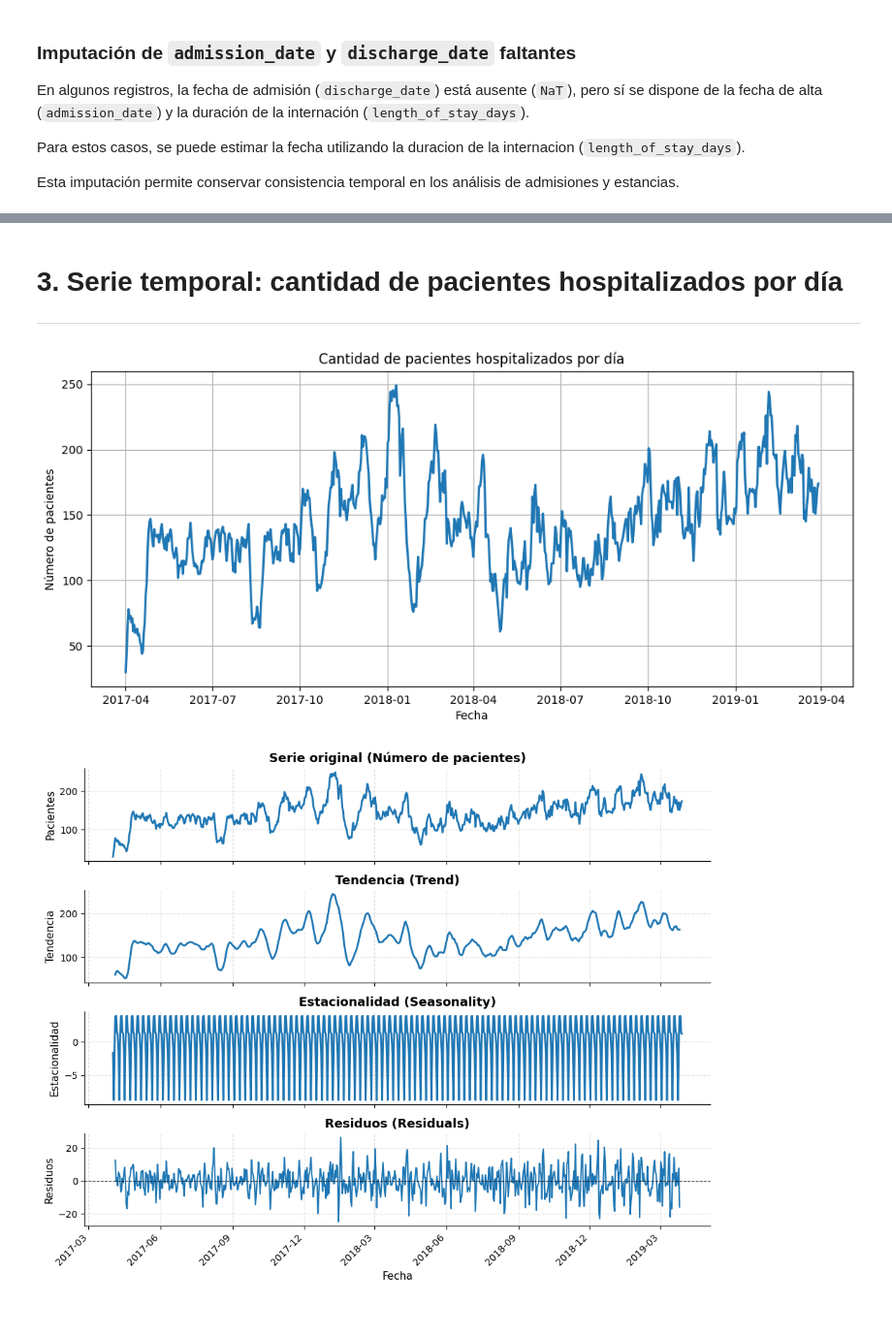
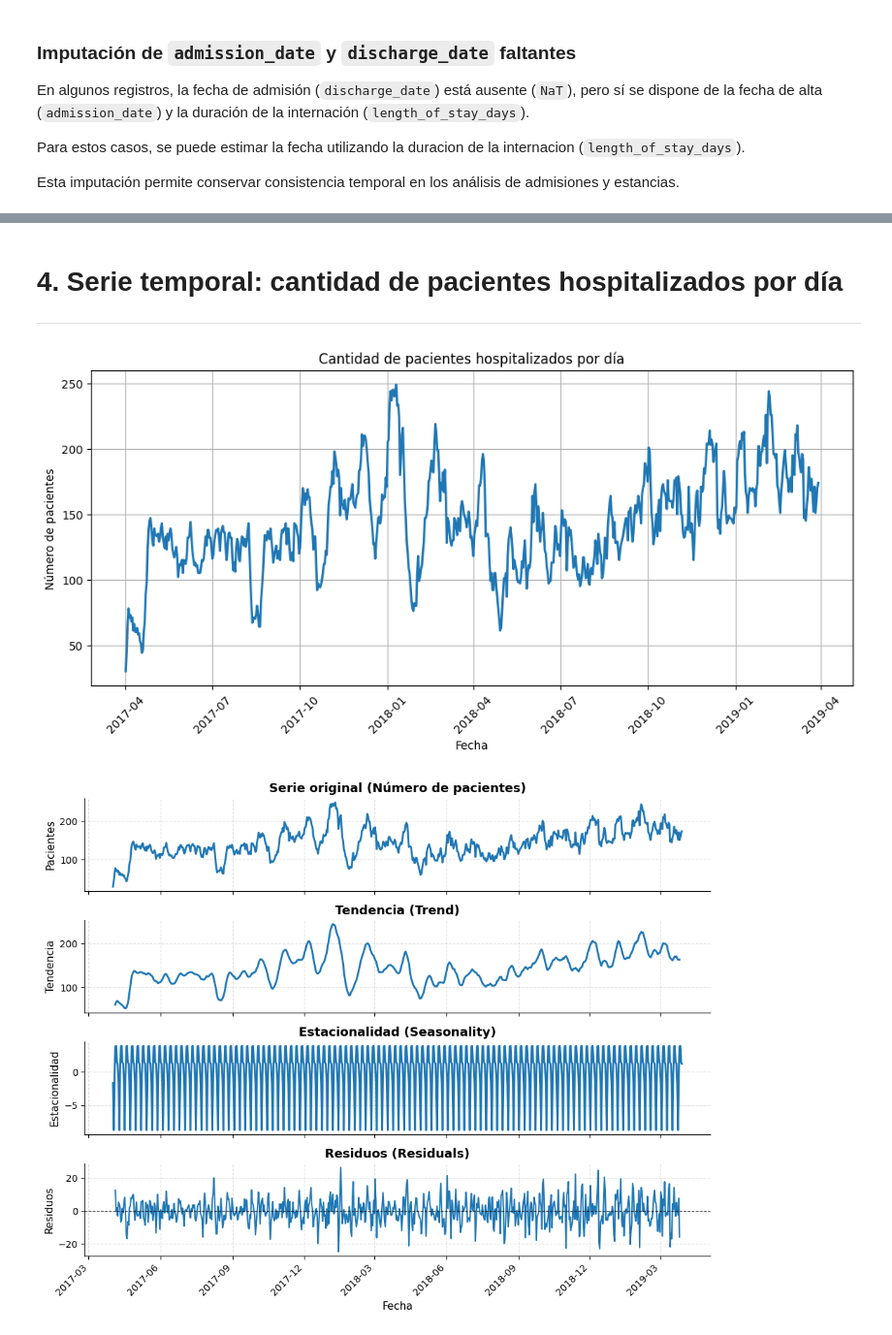
Before and after one commit to Gaby-D/Proyecto_Final_IC_2025, a Jupyter notebook: 01_EDA_y_limpieza.ipynb, the cells around one changed output, grey strips where cells are left out. Shown at 97% size. Cells and saved outputs as stored; diff of their text form; code cells hidden in the pictures.

```diff
--- a/01_EDA_y_limpieza.ipynb
+++ b/01_EDA_y_limpieza.ipynb
@@ -354,7 +390,7 @@ dtype: int64
 # Exportamos df_admission limpio
 df_admission.to_csv('./data/cleaned_admission_data.csv', index=False)
 # %% [markdown]
-# 3. Serie temporal: cantidad de pacientes hospitalizados por día
+# 4. Serie temporal: cantidad de pacientes hospitalizados por día
 ---
 # %%
 
@@ -365,34 +401,35 @@ df_expanded = (
     .explode()
     .to_frame(name='date')
 )
 
 # Agregar el ID del paciente
 df_expanded['serial_number'] = df_admission.loc[df_expanded.index, 'serial_number'].values
 
 # Agrupamos por fecha y contamos
 daily_counts = (
     df_expanded
     .groupby('date')
     .size()
     .reset_index(name='num_patients')
 )
 
 # Excluimos los ultimos 25 valores ya que sesgan el modelo
 daily_counts = daily_counts.iloc[:-25]
 
 # exportar daily_counts a un csv
 daily_counts.to_csv('./data/daily_hospitalized_patients.csv', index=False)
 
 # Graficamos la serie temporal
 plt.figure(figsize=(12,5))
 plt.plot(daily_counts['date'], daily_counts['num_patients'], linewidth=2)
 plt.title('Cantidad de pacientes hospitalizados por día')
 plt.xlabel('Fecha')
+plt.xticks(rotation=45)
 plt.ylabel('Número de pacientes')
 plt.grid(True)
 plt.show()
 # %% [output]
-[figure, old version]
+[figure, new version]
 # %%
 ts = daily_counts.copy()
 ts['date'] = pd.to_datetime(ts['date'])
```
Also changed, not shown: parts of 41 cells of this notebook, 5 other files.
